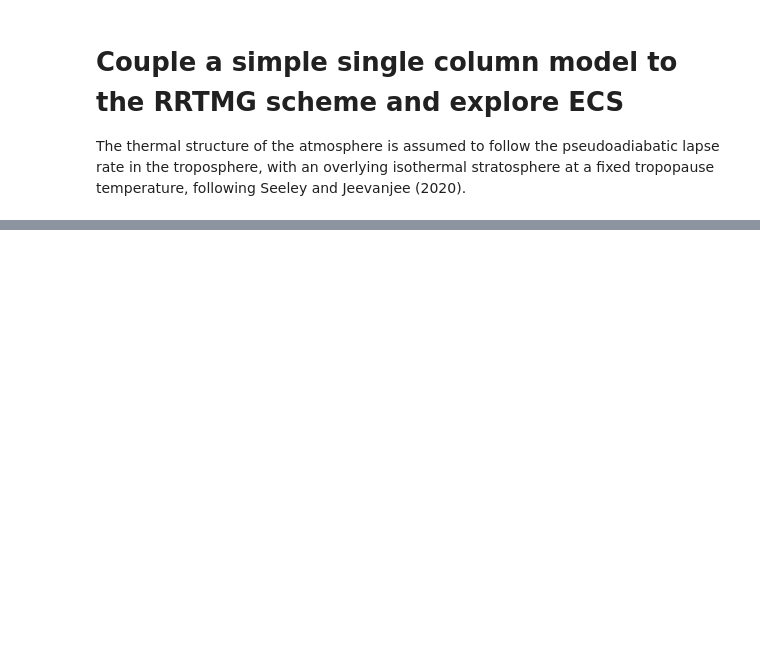
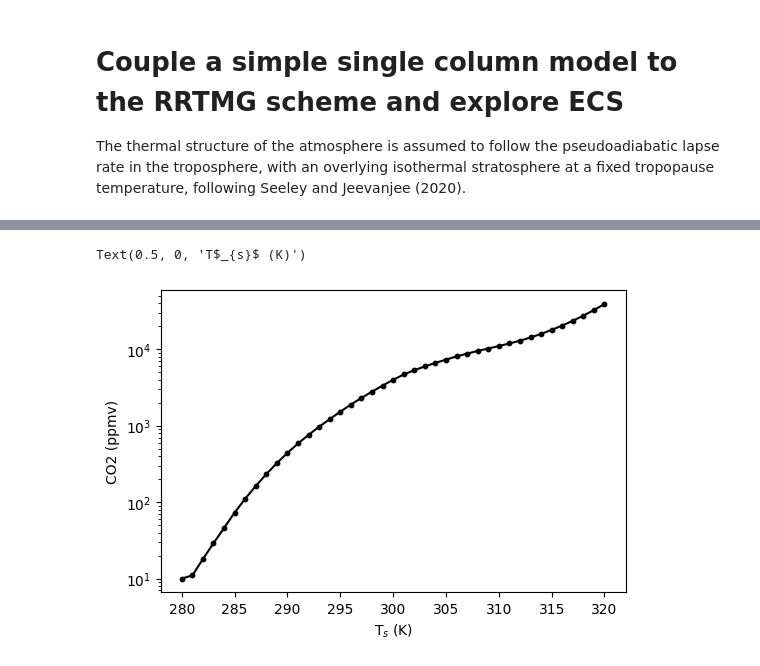
Before and after one commit to AndrewILWilliams/ECS_bump, a Jupyter notebook: climlab_test.ipynb, the cells around one changed output, grey strips where cells are left out. Saved outputs shown, nothing was run; the diff lists cells and outputs as text; code cells hidden in the pictures; blank space fills up the shorter version.

```diff
--- a/climlab_test.ipynb
+++ b/climlab_test.ipynb
@@ -23,3 +23,5 @@ params.R_c   = 461.5  # gas constant for water vapour, J/kg/K
 params.cp_a  = 1004 # specific heat capacity of air, J/kg/K
 
 params.Tstrat = 200 # isothermal stratosphere, K
+
+params.RH = 0.8
@@ -119,22 +153,28 @@ fig.colorbar(p)
 # %%
 %%time
 
-TEMPS = np.linspace(280, 285, 6) #np.linspace(280, 320, 41)
+TEMPS = np.linspace(280, 320, 41)
 CO2_arr = np.zeros(len(TEMPS))
 
-co2_init = 280
+OLR0 = calc_olr(SST=288,CO2ppmv=280)
+
+co2_init = 0
 for idx,sst in enumerate(TEMPS):
     print(sst)
-    olr = test_olr(SST=sst,CO2=co2_init)
-    co2=co2_init
-    while abs(olr-OLR0)>0.1:
+
+    if idx==0:
+        co2_trial=co2_init
+
+    olr = calc_olr(SST=sst,CO2ppmv=co2_trial)
+
+    while abs(olr-OLR0)>1:
         if olr-OLR0>0:
-            co2+=1
-            olr = test_olr(SST=sst,CO2=co2)
+            co2_trial+=1
+            olr = calc_olr(SST=sst,CO2ppmv=co2_trial)
         if olr-OLR0<0:
-            co2-=1
-            olr = test_olr(SST=sst,CO2=co2)
-        print(co2)
-    CO2_arr[idx] = co2
+            co2_trial-=1
+            olr = calc_olr(SST=sst,CO2ppmv=co2_trial)
+        #print(co2_trial, olr, OLR0)
+    CO2_arr[idx] = co2_trial
 # %% [output]
 280.0
@@ -220,0 +197,13 @@ def run_column_fixedRH(atm_input, rh_input, gcm_p, co2_lev=3e-4, insol=175.2, al
+# %%
+fig, ax = plt.subplots(dpi=100)
+
+ax.plot(TEMPS, CO2_arr, 'k')
+ax.scatter(TEMPS, CO2_arr, color='k', marker='o', s=10)
+
+ax.set_yscale('log')
+
+ax.set_ylabel("CO2 (ppmv)")
+ax.set_xlabel(r"T$_{s}$ (K)")
+# %% [output]
+Text(0.5, 0, 'T$_{s}$ (K)')
+[figure, added]
```
Also changed, not shown: parts of 15 cells of this notebook, 1 other file.
